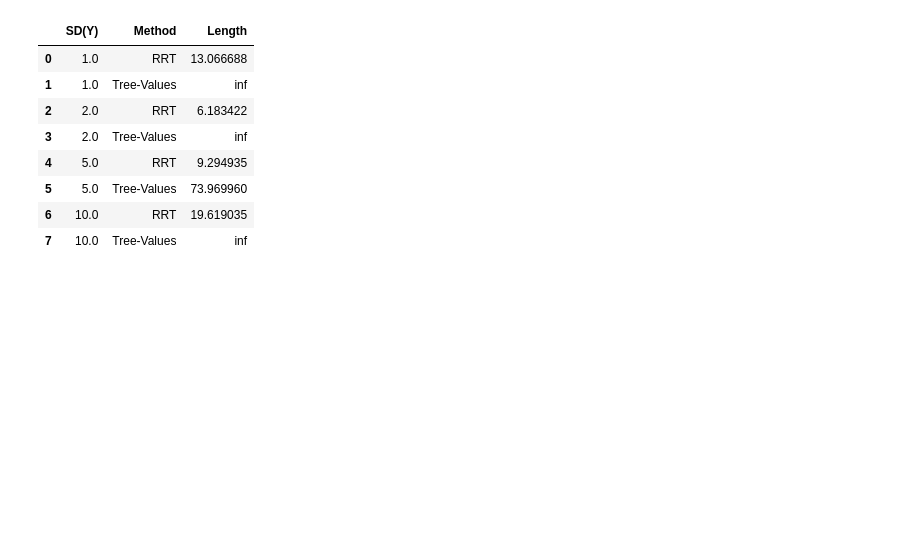
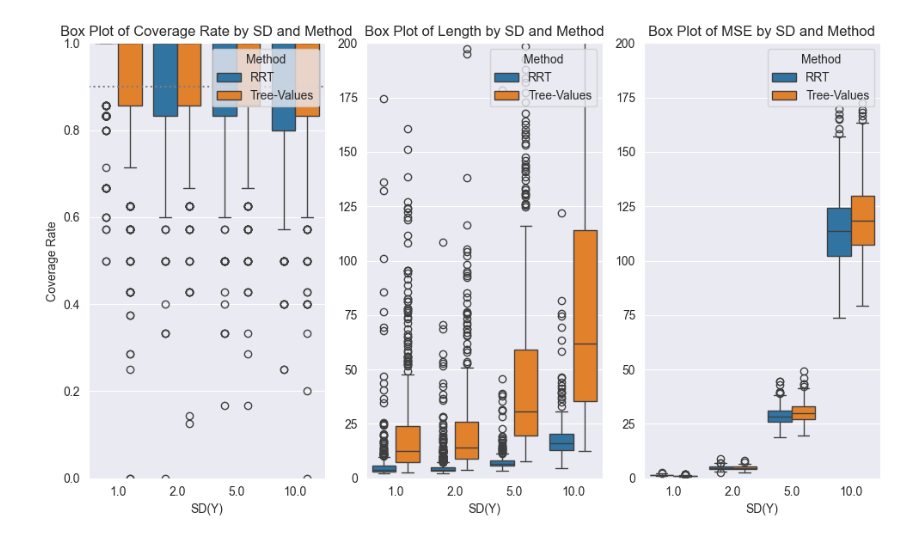
Before and after one commit to yiling-h/SI-CART, a Jupyter notebook: Simulations/Results/vary_signal/laplace/plotting_l.ipynb, the cells around one changed output. Drawn from its saved outputs; the diff is of its cells as text; code cells hidden in the pictures; blank space fills up the shorter version.

```diff
--- a/Simulations/Results/vary_signal/laplace/plotting_l.ipynb
+++ b/Simulations/Results/vary_signal/laplace/plotting_l.ipynb
@@ -7,18 +7,8 @@ import seaborn as sns
 # %%
 n_task_per_file = 50
 n_files = 10
-base_dir = "toy_eg_stage1_"
+base_dir = "vary_signa_L_"
 files_list = []
 for i in range(n_files):
     dir = base_dir + str(i*n_task_per_file) + "_"  + str((i+1)*n_task_per_file) + ".pkl"
     files_list.append(dir)
-# %%
-coverage_df = pd.DataFrame()
-length_df = pd.DataFrame()
-MSE_df = pd.DataFrame()
-
-for f_dir in files_list:
-    coverage_i, length_i, MSE_i = joblib.load(f_dir)
-    coverage_df = pd.concat([coverage_df, pd.DataFrame(coverage_i)])
-    length_df = pd.concat([length_df, pd.DataFrame(length_i)])
-    MSE_df = pd.concat([MSE_df, pd.DataFrame(MSE_i)])
@@ -46,0 +15,6 @@ MSE_df
+# %%
+oper_char_df = pd.DataFrame()
+
+for f_dir in files_list:
+    oper_char_i = joblib.load(f_dir)
+    oper_char_df = pd.concat([oper_char_df, pd.DataFrame(oper_char_i)])
@@ -47,38 +37,32 @@ MSE_df
+# %%
+oper_char_df.index = range(oper_char_df.shape[0])
 # %%
 import matplotlib.pyplot as plt
 import seaborn as sns
 
 # Assuming your DataFrame is named df
 metrics = ["Coverage Rate", "Length", "MSE"]
 
 # Set up the figure and axes for subplots
 fig, axes = plt.subplots(1, 3, figsize=(10, 6), sharey=False)
 
 # Iterate over each metric and create a box plot
 for i, metric in enumerate(metrics):
     sns.boxplot(x='SD(Y)', y=metric, hue='Method', data=oper_char_df, ax=axes[i])
     axes[i].set_title(f'Box Plot of {metric} by SD and Method')
     axes[i].set_xlabel('SD(Y)')
     axes[i].set_ylabel(metric if i == 0 else '')  # Only set ylabel on the first plot for clarity
     axes[i].legend(title='Method', loc='upper right')
     if metric == "Coverage Rate":
         axes[i].set_ylim(0,1)
         axes[i].axhline(y=0.9, linestyle='dotted', color='grey')
     elif metric == "Length":
-        axes[i].set_ylim(0,100)
+        axes[i].set_ylim(0,200)
     elif metric == "MSE":
         axes[i].set_ylim(0,200)
 
 # Adjust layout and display
 plt.tight_layout()
 plt.show()
 # %% [output]
-|  | SD(Y) | Method | Length |
-| 0 | 1.0 | RRT | 13.066688 |
-| 1 | 1.0 | Tree-Values | inf |
-| 2 | 2.0 | RRT | 6.183422 |
-| 3 | 2.0 | Tree-Values | inf |
-| 4 | 5.0 | RRT | 9.294935 |
-| 5 | 5.0 | Tree-Values | 73.969960 |
-| 6 | 10.0 | RRT | 19.619035 |
-| 7 | 10.0 | Tree-Values | inf |
+[figure, added]
```
Also changed, not shown: parts of 8 cells of this notebook, 12 other files.
